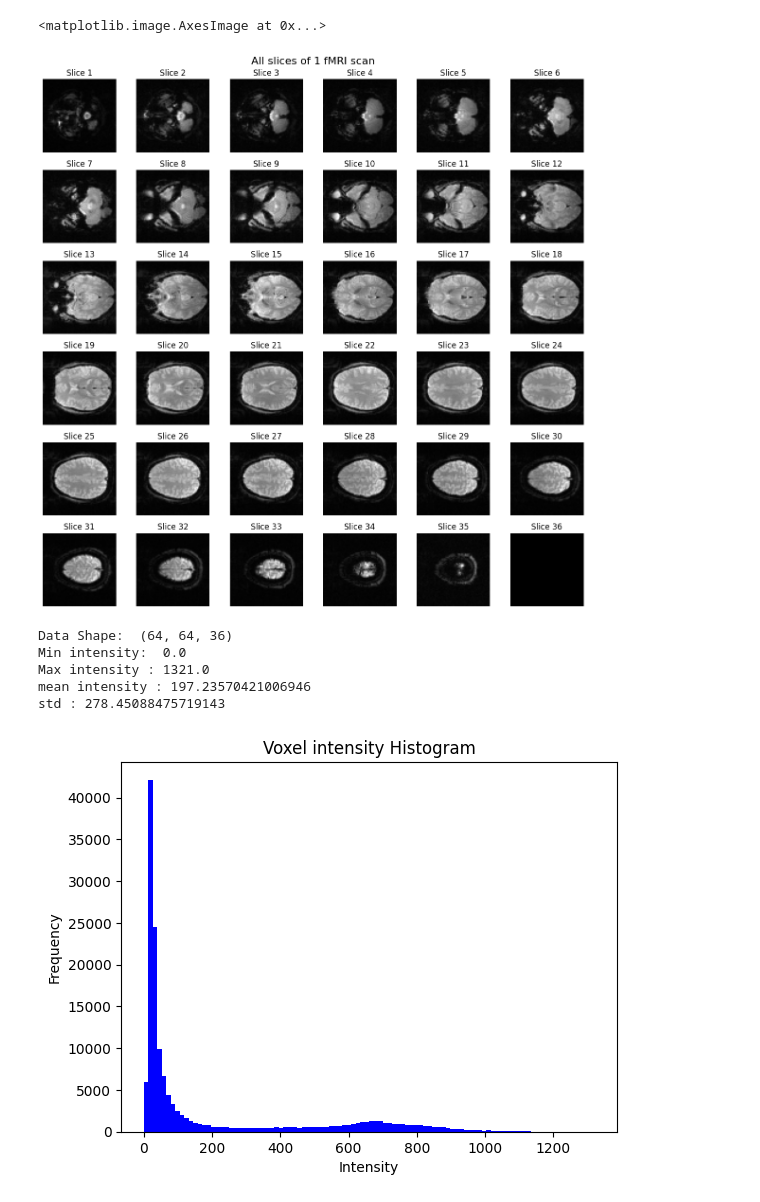
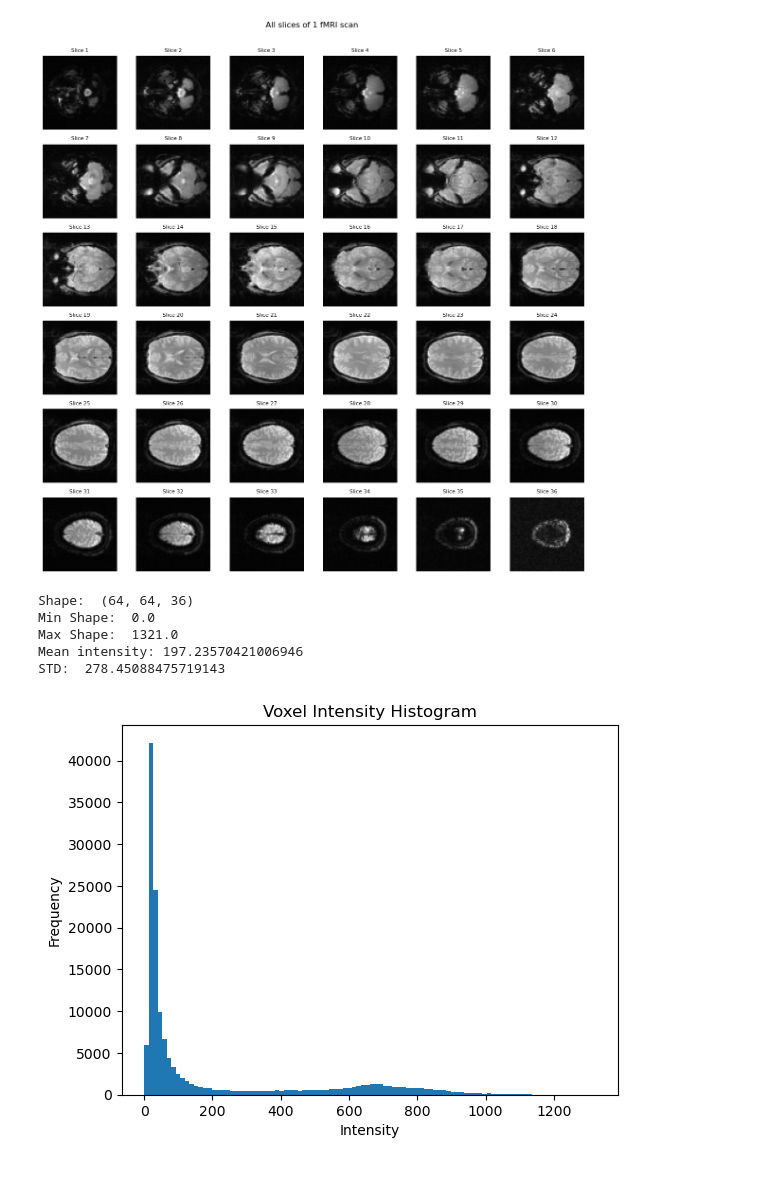
Before and after one commit to Adonimac/fMRI, a Jupyter notebook: test.ipynb, the cells around one changed output. Cells and saved outputs as stored; diff of their text form; code cells hidden in the pictures; blank space fills up the shorter version.

```diff
--- a/test.ipynb
+++ b/test.ipynb
@@ -9,22 +18,16 @@ folder_path = "1_005_ep2d_pace_aff_n_back_20130605"
 # %%
-# Load one fMRI scan
-file_to_view = "CT_2_NEURALMETH_20130605_001_005_ep2d_pace_aff_n_back_0001.hdr"
-file_path = os.path.join("1_005_ep2d_pace_aff_n_back_20130605", file_to_view)
-
-img = nib.load(file_path)
-data = img.get_fdata()
+fig , axs = plt.subplots(6,6, figsize = (12,12))
+fig.suptitle("All slices of 1 fMRI scan ")
 
 
-fig, axes = plt.subplots(6, 6, figsize=(12, 12))
-fig.suptitle("All slices of 1 fMRI scan", fontsize=16)
-
 for i in range(36):
-    row = i // 6
-    col = i % 6
-    axes[row, col].imshow(data[:, :, i], cmap='gray')
-    axes[row, col].axis('off')
-    axes[row, col].set_title(f"Slice {i+1}")
+    ax = axs[i // 6, i % 6]
+    ax.imshow(data[:, :, i], cmap='gray')
+    ax.axis('off')
+    ax.set_title(f"Slice {i+1}", fontsize=8)
 
 plt.tight_layout()
+plt.subplots_adjust(top=0.92)
+
 plt.show()
 # %% [output]
@@ -32,38 +54,41 @@ plt.show()
+# %%
+img2 = nib.load(file_path)
+data2 = img.get_fdata()
 # %%
-fig, axes = plt.subplots(6, 6, figsize=(12, 12))
-fig.suptitle("All slices of 1 fMRI scan", fontsize=16)
+fig , axs = plt.subplots(6,6, figsize = (12,12))
+fig.suptitle("All slices of 1 fMRI scan ")
+
 
 for i in range(36):
-    row = i // 6
-    col = i % 6
-    axes[row, col].imshow(data[:, :, i], cmap='gray')
-    axes[row, col].axis('off')
-    axes[row, col].set_title(f"Slice {i+1}")
+    ax = axs[i // 6, i % 6]
+    ax.imshow(data2[:, :, i], cmap='gray')
+    ax.axis('off')
+    ax.set_title(f"Slice {i+1}", fontsize=8)
 
 plt.tight_layout()
-plt.imshow(data[:, :, i], cmap='gray', vmin=500, vmax=1500)
+plt.subplots_adjust(top=0.92)
+
+plt.show()
 # %% [output]
-<matplotlib.image.AxesImage at 0x...>
-[figure, old version]
+[figure, new version]
 # %%
-print("Data Shape: ",data.shape)
-print("Min intensity: ", data.min())
-print("Max intensity :", data.max())
-print("mean intensity :", data.mean())
-print("std :", data.std())
+print("Shape: ", data.shape)
+print("Min Shape: ", data.min())
+print("Max Shape: ", data.max())
+print("Mean intensity:", data.mean())
+print("STD: ", data.std())
 # %% [output]
-Data Shape:  (64, 64, 36)
-Min intensity:  0.0
-Max intensity : 1321.0
-mean intensity : 197.23570421006946
-std : 278.45088475719143
+Shape:  (64, 64, 36)
+Min Shape:  0.0
+Max Shape:  1321.0
+Mean intensity: 197.23570421006946
+STD:  278.45088475719143
 # %%
 flattened = data.flatten()
-
-plt.hist(flattened,bins =100, color='blue')
-plt.title("Voxel intensity Histogram")
+plt.hist(flattened, bins = 100)
+plt.title("Voxel Intensity Histogram")
 plt.xlabel("Intensity")
 plt.ylabel("Frequency")
 plt.show()
 # %% [output]
-[figure, old version]
+[figure, new version]
```
Also changed, not shown: parts of 12 cells of this notebook.
